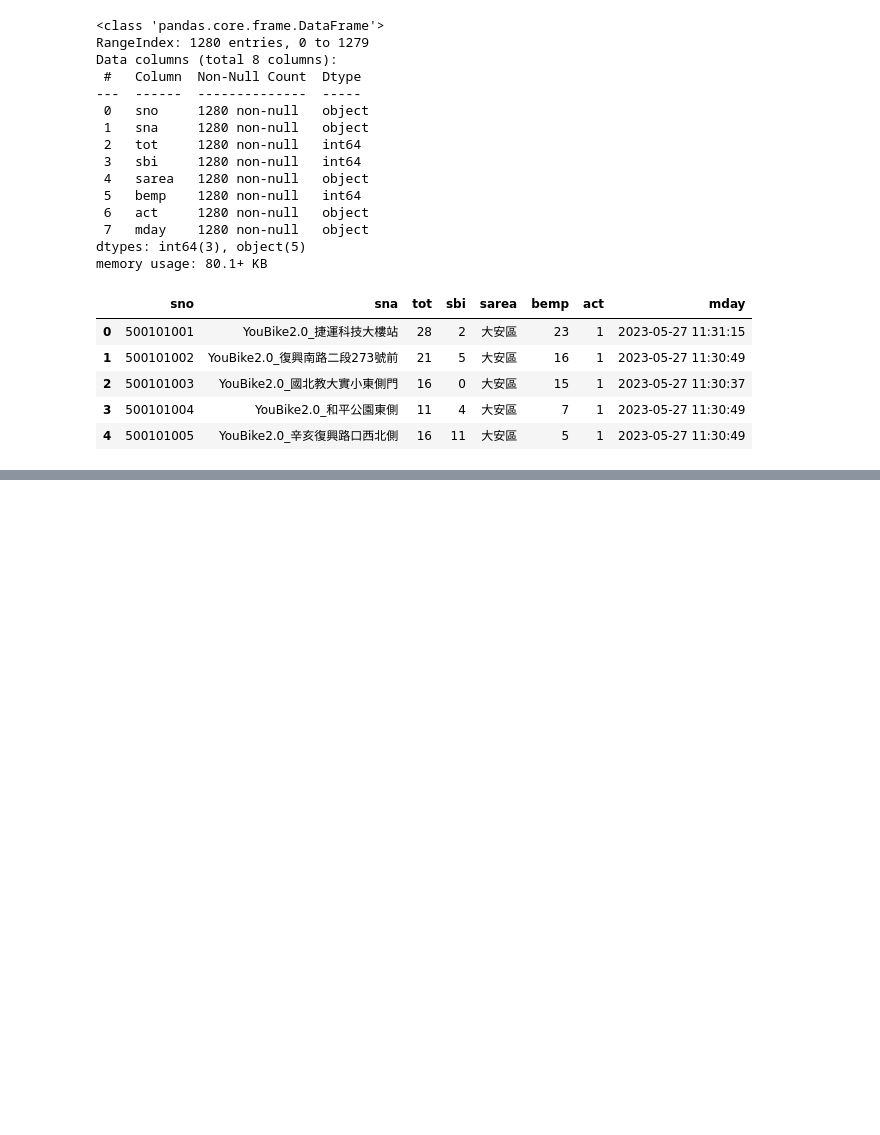
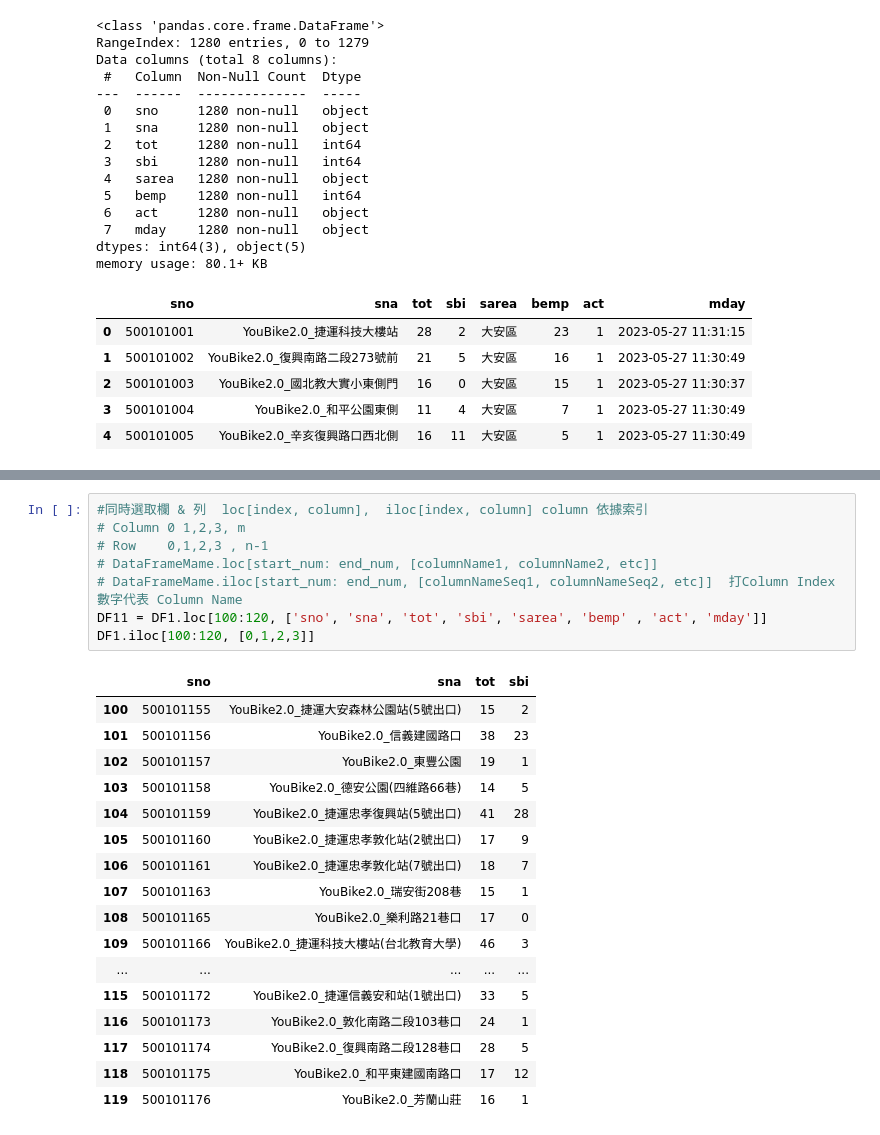
Before and after one commit to Wendy-TW/Python_Class_202305, a Jupyter notebook: Lesson_7_1_DataFrame.ipynb, the cells around one changed output, grey strips where cells are left out. Saved outputs shown, nothing was run; the diff lists cells and outputs as text; blank space fills up the shorter version.

```diff
--- a/Lesson_7_1_DataFrame.ipynb
+++ b/Lesson_7_1_DataFrame.ipynb
@@ -154,3 +154,29 @@ memory usage: 80.1+ KB
 | 12 | 500101014 | YouBike2.0_羅斯福路三段311號前 | 11 | 3 | 大安區 | 8 | 1 | 2023-05-27 11:29:14 |
 | 13 | 500101015 | YouBike2.0_大安運動中心停車場 | 14 | 0 | 大安區 | 14 | 1 | 2023-05-27 10:42:04 |
 | 14 | 500101016 | YouBike2.0_羅斯福路三段245號前 | 8 | 4 | 大安區 | 4 | 1 | 2023-05-27 11:30:49 |
+# %%
+#同時選取欄 & 列  loc[index, column],  iloc[index, column] column 依據索引
+# Column 0 1,2,3, m
+# Row    0,1,2,3 , n-1
+# DataFrameMame.loc[start_num: end_num, [columnName1, columnName2, etc]]
+# DataFrameMame.iloc[start_num: end_num, [columnNameSeq1, columnNameSeq2, etc]]  打Column Index 數字代表 Column Name
+DF11 = DF1.loc[100:120, ['sno', 'sna', 'tot', 'sbi', 'sarea', 'bemp' , 'act', 'mday']]
+DF1.iloc[100:120, [0,1,2,3]]
+# %% [output]
+|  | sno | sna | tot | sbi |
+| 100 | 500101155 | YouBike2.0_捷運大安森林公園站(5號出口) | 15 | 2 |
+| 101 | 500101156 | YouBike2.0_信義建國路口 | 38 | 23 |
+| 102 | 500101157 | YouBike2.0_東豐公園 | 19 | 1 |
+| 103 | 500101158 | YouBike2.0_德安公園(四維路66巷) | 14 | 5 |
+| 104 | 500101159 | YouBike2.0_捷運忠孝復興站(5號出口) | 41 | 28 |
+| 105 | 500101160 | YouBike2.0_捷運忠孝敦化站(2號出口) | 17 | 9 |
+| 106 | 500101161 | YouBike2.0_捷運忠孝敦化站(7號出口) | 18 | 7 |
+| 107 | 500101163 | YouBike2.0_瑞安街208巷 | 15 | 1 |
+| 108 | 500101165 | YouBike2.0_樂利路21巷口 | 17 | 0 |
+| 109 | 500101166 | YouBike2.0_捷運科技大樓站(台北教育大學) | 46 | 3 |
+| ... | ... | ... | ... | ... |
+| 115 | 500101172 | YouBike2.0_捷運信義安和站(1號出口) | 33 | 5 |
+| 116 | 500101173 | YouBike2.0_敦化南路二段103巷口 | 24 | 1 |
+| 117 | 500101174 | YouBike2.0_復興南路二段128巷口 | 28 | 5 |
+| 118 | 500101175 | YouBike2.0_和平東建國南路口 | 17 | 12 |
+| 119 | 500101176 | YouBike2.0_芳蘭山莊 | 16 | 1 |
```
Also changed, not shown: parts of 1 cell of this notebook.
